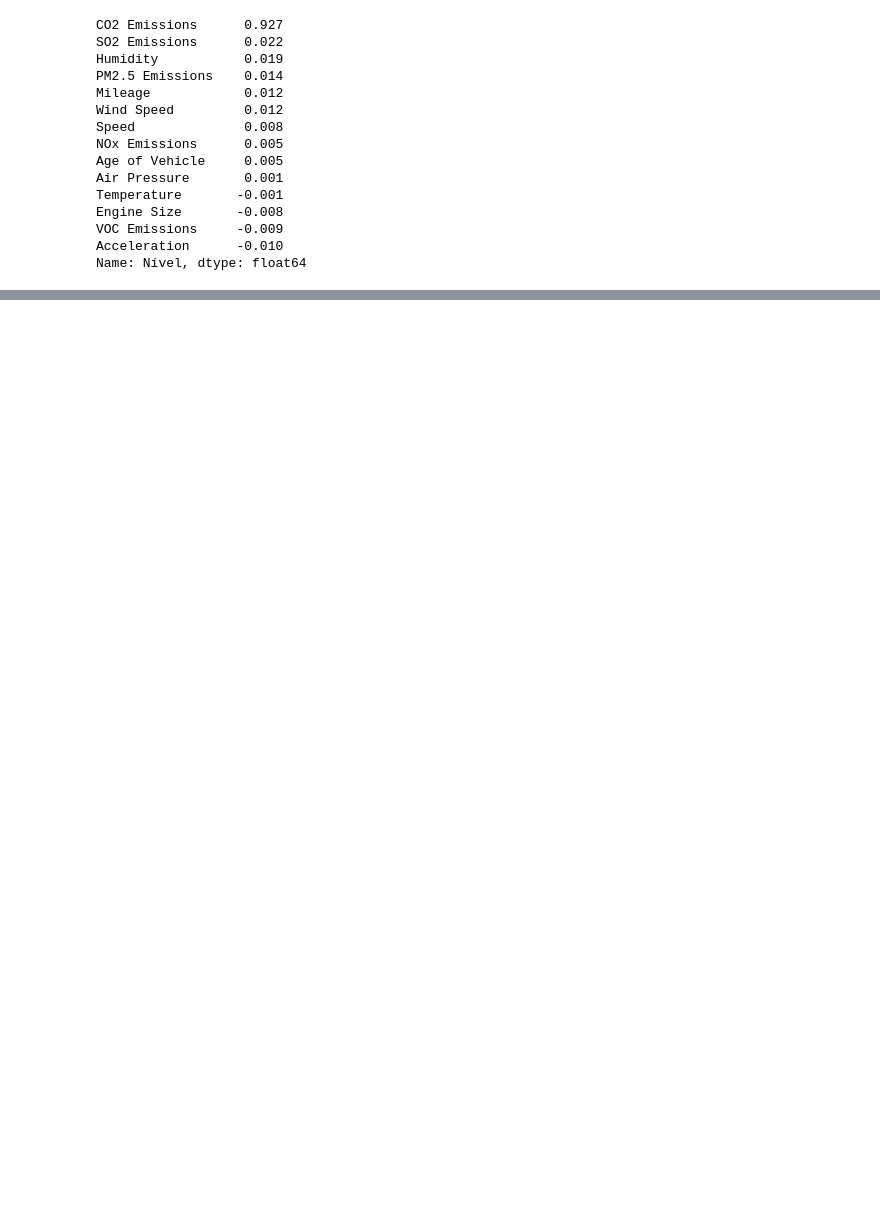
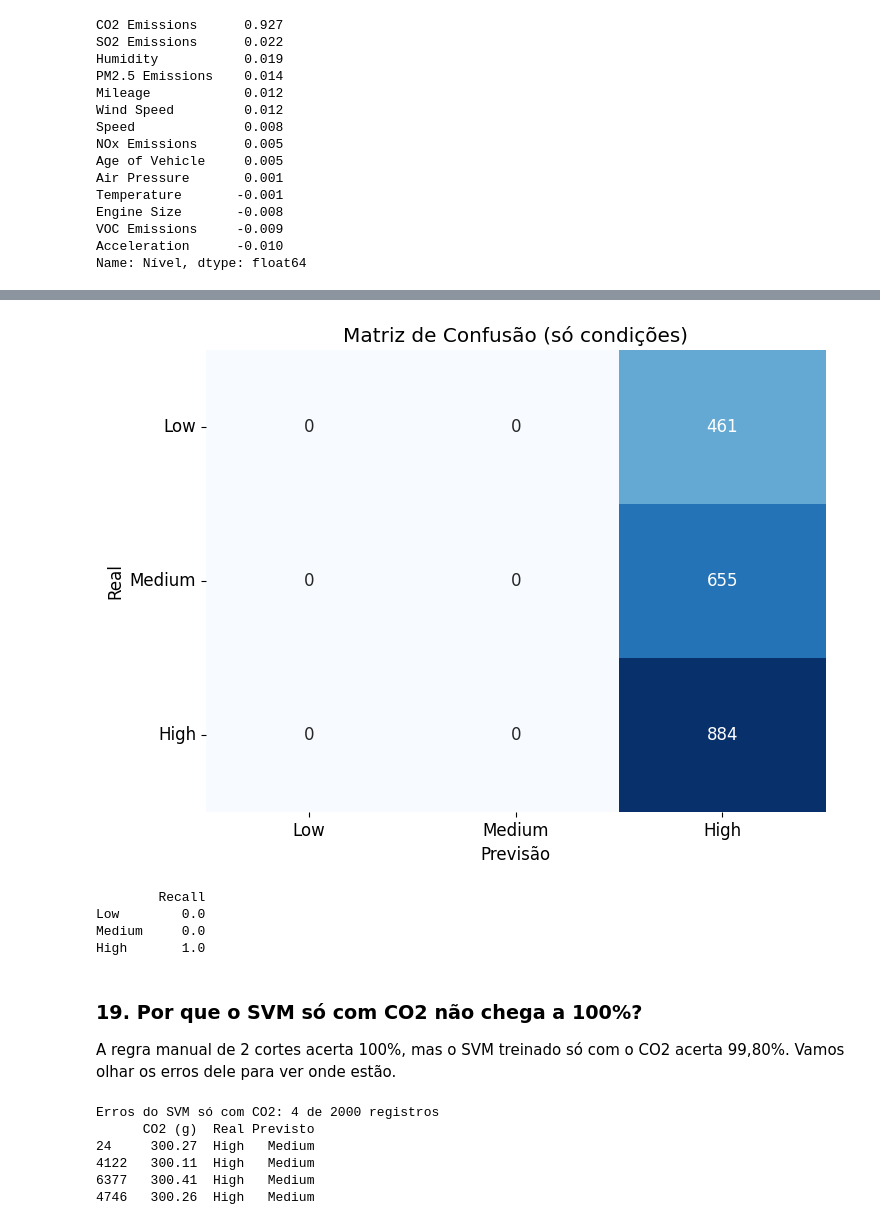
Before and after one commit to quinsan7/Classificao-do-Nivel-de-Emisso-de-Veiculos, a Jupyter notebook: Classificação_do_Nível_de_Emissão_de_Veículos.ipynb, the cells around one changed output, grey strips where cells are left out. Saved outputs shown, nothing was run; the diff lists cells and outputs as text; code cells hidden in the pictures; blank space fills up the shorter version.

```diff
--- a/Classificação_do_Nível_de_Emissão_de_Veículos.ipynb
+++ b/Classificação_do_Nível_de_Emissão_de_Veículos.ipynb
@@ -487,0 +512,20 @@ Name: Nível, dtype: float64
+# %%
+# Liste as colunas de emissão (resultado medido) e mantenha só as condições do veículo e do ambiente
+colunas_emissao = ['CO2 Emissions', 'NOx Emissions', 'PM2.5 Emissions', 'VOC Emissions', 'SO2 Emissions']
+colunas_condicoes = [c for c in X_train.columns if c not in colunas_emissao]
+print('Colunas de condição usadas (após o encoding):', len(colunas_condicoes))
+
+# Treine o SVM só com as condições, com a mesma grade de hiperparâmetros e cv=5
+grid_cond = GridSearchCV(estimator=SVC(kernel='rbf'), param_grid=param_grid, cv=5, scoring='accuracy', n_jobs=-1)
+grid_cond.fit(X_train[colunas_condicoes], y_train)
+
+# Faça a previsão no conjunto de teste
+y_pred_cond = grid_cond.predict(X_test[colunas_condicoes])
+
+print('Melhores hiperparâmetros:', grid_cond.best_params_)
+print(f'Acurácia (validação cruzada): {grid_cond.best_score_ * 100:.2f}%')
+print(f'Acurácia no teste: {accuracy_score(y_test, y_pred_cond) * 100:.2f}%')
+print(f'Acurácia do baseline (sempre High): {acc_baseline * 100:.2f}%')
+print()
+print('Quantas previsões de cada nível o modelo fez:')
+print(pd.Series(y_pred_cond).value_counts())
@@ -487,0 +542,44 @@ Name: Nível, dtype: float64
+# %%
+# Gere a matriz de confusão do modelo só com as condições
+cm_cond = confusion_matrix(y_test, y_pred_cond, labels=labels)
+
+plt.figure(figsize=(8, 6))
+sns.heatmap(cm_cond, annot=True, fmt='d', cmap='Blues', cbar=False,
+            xticklabels=labels, yticklabels=labels)
+plt.xlabel('Previsão')
+plt.ylabel('Real')
+plt.title('Matriz de Confusão (só condições)')
+plt.yticks(rotation=0)
+plt.show()
+# %% [output]
+[figure, added]
+# %%
+# Calcule o recall de cada nível (dos que eram daquele nível, quantos o modelo achou)
+recall_cond = np.diag(cm_cond) / cm_cond.sum(axis=1)
+print(pd.DataFrame({'Recall': recall_cond}, index=labels).round(3))
+# %% [output]
+        Recall
+Low        0.0
+Medium     0.0
+High       1.0
+# %% [markdown]
+### **19. Por que o SVM só com CO2 não chega a 100%?**
+
+A regra manual de 2 cortes acerta 100%, mas o SVM treinado só com o CO2 acerta 99,80%. Vamos olhar os erros dele para ver onde estão.
+# %%
+# Treine o SVM só com a coluna de CO2 e liste os registros que ele errou
+busca_co2 = GridSearchCV(estimator=SVC(kernel='rbf'), param_grid=param_grid, cv=5, scoring='accuracy', n_jobs=-1)
+busca_co2.fit(X_train[['CO2 Emissions']], y_train)
+y_pred_co2 = busca_co2.predict(X_test[['CO2 Emissions']])
+
+erros = pd.DataFrame({'CO2 (g)': co2_teste, 'Real': y_test, 'Previsto': y_pred_co2})
+erros = erros[erros['Real'] != erros['Previsto']]
+print(f'Erros do SVM só com CO2: {len(erros)} de {len(y_test)} registros')
+print(erros.round(2))
+# %% [output]
+Erros do SVM só com CO2: 4 de 2000 registros
+      CO2 (g)  Real Previsto
+24     300.27  High   Medium
+4122   300.11  High   Medium
+6377   300.41  High   Medium
+4746   300.26  High   Medium
```
Also changed, not shown: parts of 13 cells of this notebook.
